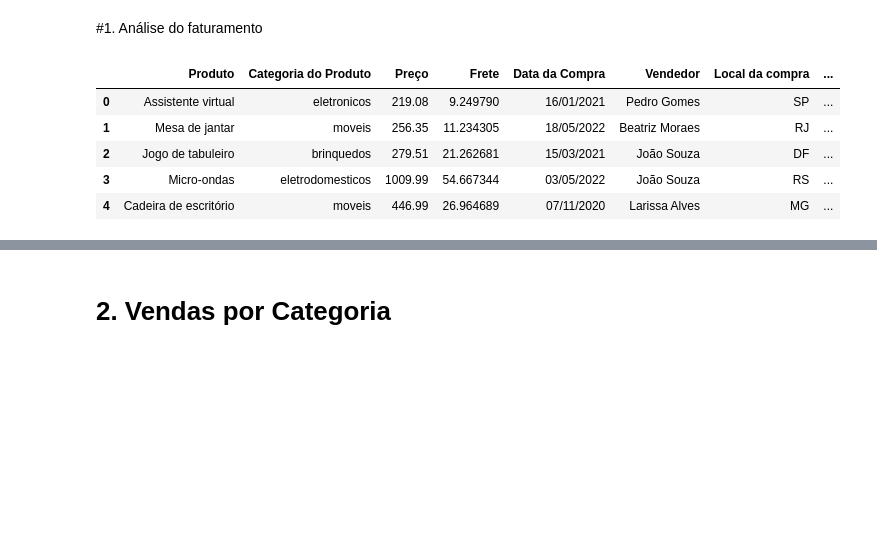
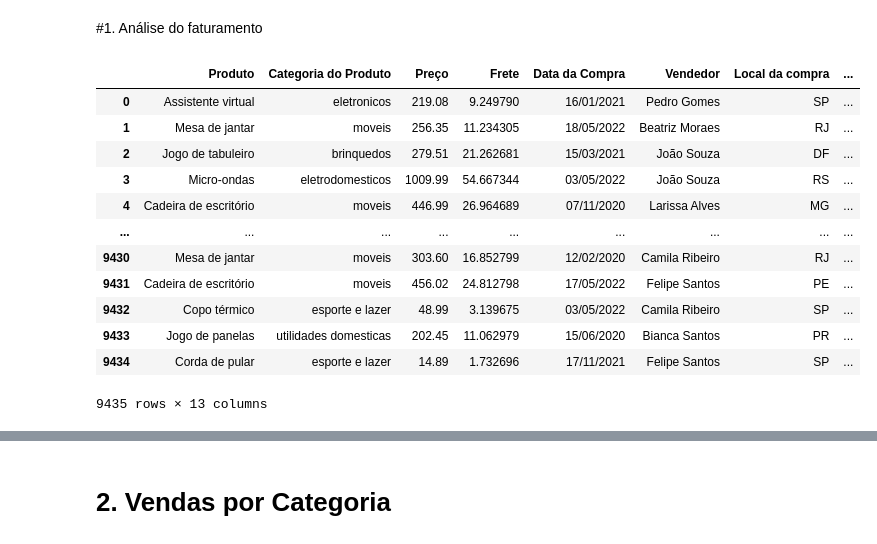
Before and after one commit to mariobrenesarroyo/Challenge-Alura-Store-Mario-Enrique-Brenes-Arroyo, a Jupyter notebook: challenge1-data-science-main/AluraStoreBr.ipynb, the cells around one changed output, grey strips where cells are left out. Drawn from its saved outputs; the diff is of its cells as text; code cells hidden in the pictures; blank space fills up the shorter version.

```diff
--- a/challenge1-data-science-main/AluraStoreBr.ipynb
+++ b/challenge1-data-science-main/AluraStoreBr.ipynb
@@ -23,27 +23,22 @@ loja.head()
 | 4 | Fone de ouvido | eletronicos | 185.14 | 7.442587 | 25/04/2022 | Bianca Santos | SP | ... |
 # %% [markdown]
 #1. Análise do faturamento
-# %%
-# quiero hacer un solo archivo y conbinar todas las hojas en una sola solo que para identificar de donde viene cada data añadiré otra columna llama tienda
-# si los datos vienen de loja, entonces los datos tendran como tienda "tienda 1" y si vienen de loja 2 entonces en tienda irá "Tienda 2" asi sucesivamente
-
-import pandas as pd
-
-
-
-# Add a 'Tienda' column to each DataFrame to identify the source
-loja['Tienda'] = 'Tienda 1' # Changed loja1 to loja
-loja2['Tienda'] = 'Tienda 2'
-loja3['Tienda'] = 'Tienda 3'
-loja4['Tienda'] = 'Tienda 4'
-
-# Concatenate the DataFrames into a single DataFrame
-vendas = pd.concat([loja, loja2, loja3, loja4])
-vendas.head()
-# %% [output]
-|  | Produto | Categoria do Produto | Preço | Frete | Data da Compra | Vendedor | Local da compra | ... |
-| 0 | Assistente virtual | eletronicos | 219.08 | 9.249790 | 16/01/2021 | Pedro Gomes | SP | ... |
-| 1 | Mesa de jantar | moveis | 256.35 | 11.234305 | 18/05/2022 | Beatriz Moraes | RJ | ... |
-| 2 | Jogo de tabuleiro | brinquedos | 279.51 | 21.262681 | 15/03/2021 | João Souza | DF | ... |
-| 3 | Micro-ondas | eletrodomesticos | 1009.99 | 54.667344 | 03/05/2022 | João Souza | RS | ... |
-| 4 | Cadeira de escritório | moveis | 446.99 | 26.964689 | 07/11/2020 | Larissa Alves | MG | ... |
+# %%
+# veo que todas las hojas tienen los mismos encabezados asi que me gustaria unir todas esas hojas por encabezados en una sola hoja llama hojaCompleta
+
+import pandas as pd
+hojaCompleta = pd.concat([loja, loja2, loja3, loja4], ignore_index=True)
+# %% [output]
+|  | Produto | Categoria do Produto | Preço | Frete | Data da Compra | Vendedor | Local da compra | ... |
+| 0 | Assistente virtual | eletronicos | 219.08 | 9.249790 | 16/01/2021 | Pedro Gomes | SP | ... |
+| 1 | Mesa de jantar | moveis | 256.35 | 11.234305 | 18/05/2022 | Beatriz Moraes | RJ | ... |
+| 2 | Jogo de tabuleiro | brinquedos | 279.51 | 21.262681 | 15/03/2021 | João Souza | DF | ... |
+| 3 | Micro-ondas | eletrodomesticos | 1009.99 | 54.667344 | 03/05/2022 | João Souza | RS | ... |
+| 4 | Cadeira de escritório | moveis | 446.99 | 26.964689 | 07/11/2020 | Larissa Alves | MG | ... |
+| ... | ... | ... | ... | ... | ... | ... | ... | ... |
+| 9430 | Mesa de jantar | moveis | 303.60 | 16.852799 | 12/02/2020 | Camila Ribeiro | RJ | ... |
+| 9431 | Cadeira de escritório | moveis | 456.02 | 24.812798 | 17/05/2022 | Felipe Santos | PE | ... |
+| 9432 | Copo térmico | esporte e lazer | 48.99 | 3.139675 | 03/05/2022 | Camila Ribeiro | SP | ... |
+| 9433 | Jogo de panelas | utilidades domesticas | 202.45 | 11.062979 | 15/06/2020 | Bianca Santos | PR | ... |
+| 9434 | Corda de pular | esporte e lazer | 14.89 | 1.732696 | 17/11/2021 | Felipe Santos | SP | ... |
+9435 rows × 13 columns
```
Also changed, not shown: parts of 1 cell of this notebook.
